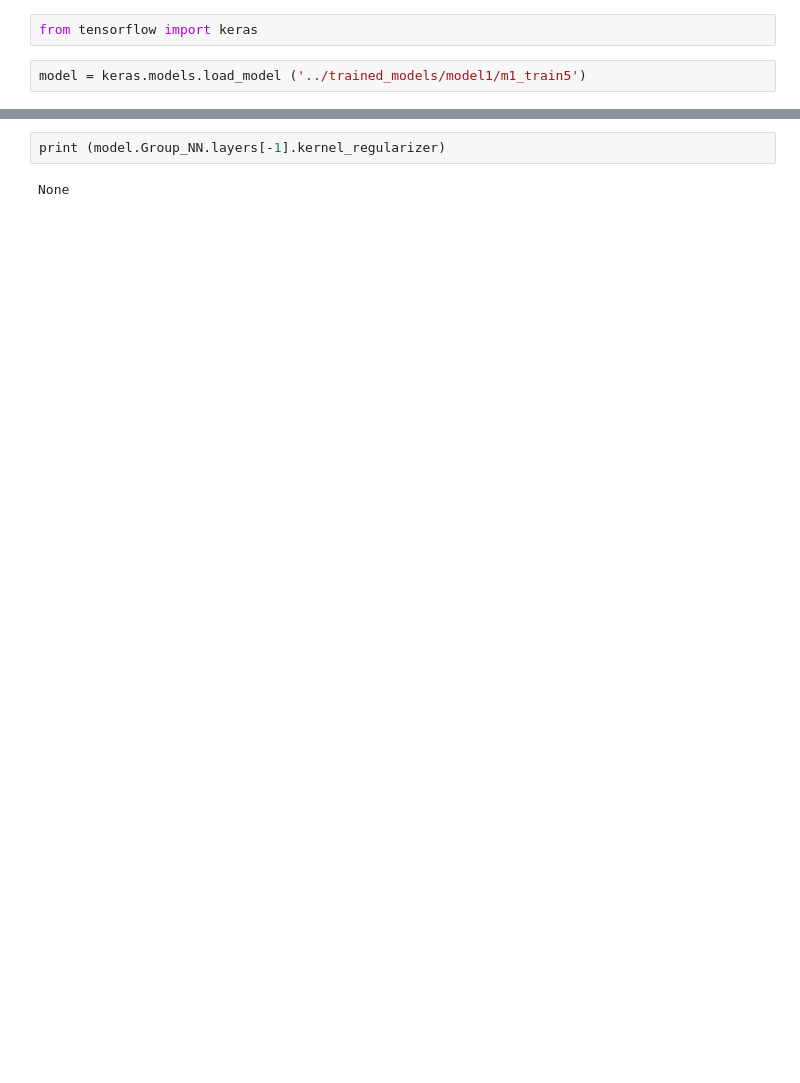
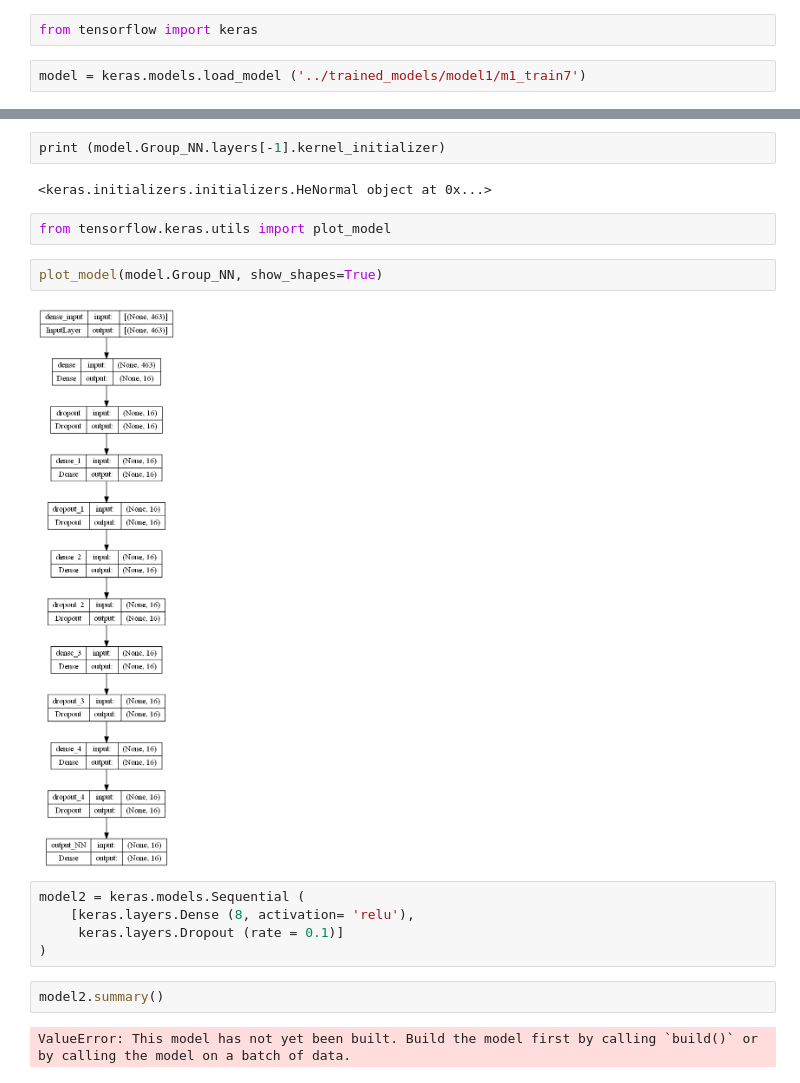
Before and after one commit to hcvu1050/hieuchivu-gt24-repo2, a Jupyter notebook: notebooks/model_explore.ipynb, the cells around one changed output, grey strips where cells are left out. Saved outputs shown, nothing was run; the diff lists cells and outputs as text; blank space fills up the shorter version.

Commit message:
added dropout

```diff
--- a/notebooks/model_explore.ipynb
+++ b/notebooks/model_explore.ipynb
@@ -1,7 +1,7 @@
 # %%
 from tensorflow import keras
 # %%
-model = keras.models.load_model ('../trained_models/model1/m1_train5')
+model = keras.models.load_model ('../trained_models/model1/m1_train7')
 # %%
 model.summary()
 # %% [output]
@@ -23,4 +57,19 @@ _________________________________________________________________
 # %%
-print (model.Group_NN.layers[-1].kernel_regularizer)
+print (model.Group_NN.layers[-1].kernel_initializer)
 # %% [output]
-None
+<keras.initializers.initializers.HeNormal object at 0x...>
+# %%
+from tensorflow.keras.utils import plot_model
+# %%
+plot_model(model.Group_NN, show_shapes=True)
+# %% [output]
+[figure, added]
+# %%
+model2 = keras.models.Sequential (
+    [keras.layers.Dense (8, activation= 'relu'),
+     keras.layers.Dropout (rate = 0.1)]
+)
+# %%
+model2.summary()
+# %% [output]
+ValueError: This model has not yet been built. Build the model first by calling `build()` or by calling the model on a batch of data.
```
Also changed, not shown: parts of 3 cells of this notebook, 10 other files.
